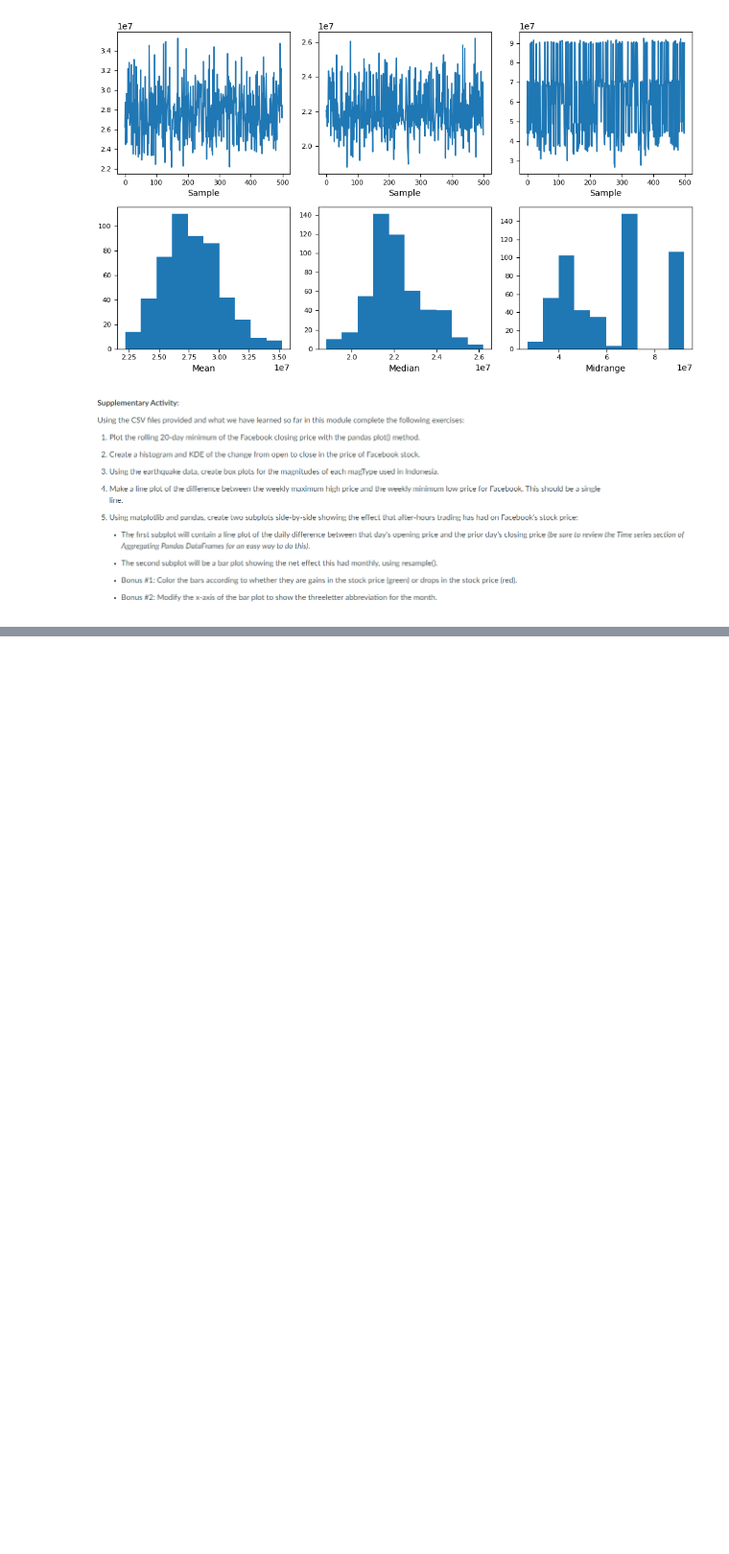
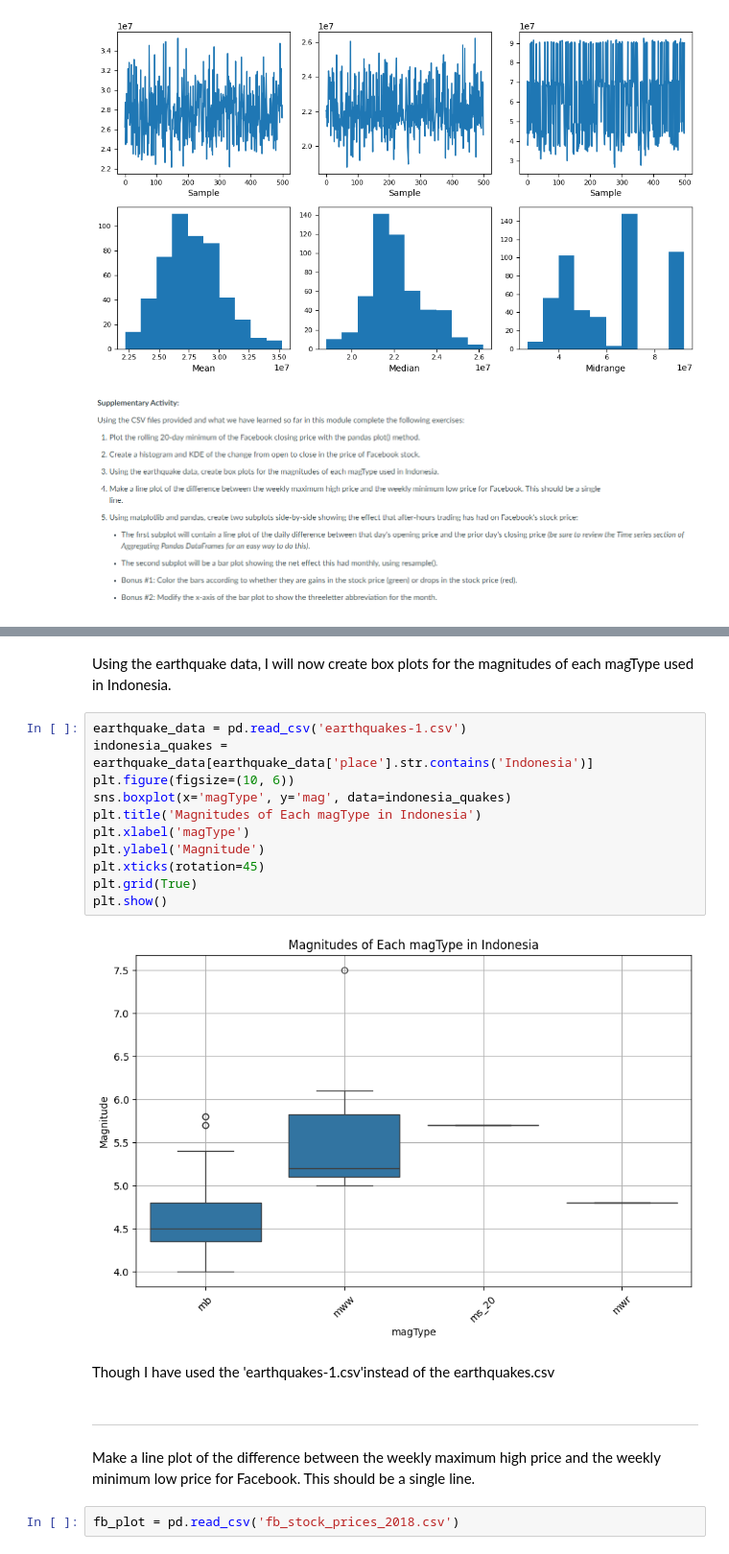
Before and after one commit to Jhill-Cabos/CPE311_Computational-Thinking-with-Python, a Jupyter notebook: MIDTERMS/HOA 9.1 (CABOS)/CABOS_Hands_on_Activity_9_1_Data_Visualization_using_Pandas_and_Matplotlib.ipynb, the cells around one changed output, grey strips where cells are left out. Shown at 96% size. Drawn from its saved outputs; the diff is of its cells as text; blank space fills up the shorter version.

```diff
--- a/MIDTERMS/HOA 9.1 (CABOS)/CABOS_Hands_on_Activity_9_1_Data_Visualization_using_Pandas_and_Matplotlib.ipynb
+++ b/MIDTERMS/HOA 9.1 (CABOS)/CABOS_Hands_on_Activity_9_1_Data_Visualization_using_Pandas_and_Matplotlib.ipynb
@@ -672,0 +742,26 @@ fig = bootstrap_plot(fb.volume, fig=plt.figure(figsize=(10, 6)))
+# %% [markdown]
+Using the earthquake data, I will now create box plots for the magnitudes of each magType used in Indonesia.
+# %%
+earthquake_data = pd.read_csv('earthquakes-1.csv')
+indonesia_quakes = earthquake_data[earthquake_data['place'].str.contains('Indonesia')]
+plt.figure(figsize=(10, 6))
+sns.boxplot(x='magType', y='mag', data=indonesia_quakes)
+plt.title('Magnitudes of Each magType in Indonesia')
+plt.xlabel('magType')
+plt.ylabel('Magnitude')
+plt.xticks(rotation=45)
+plt.grid(True)
+plt.show()
+# %% [output]
+[figure, added]
+# %% [markdown]
+Though I have used the 'earthquakes-1.csv'instead of the earthquakes.csv
+# %% [markdown]
+
+
+---
+# %% [markdown]
+Make a line plot of the difference between the weekly maximum high price and the weekly minimum low price for Facebook. This should be a single
+line.
+# %%
+fb_plot = pd.read_csv('fb_stock_prices_2018.csv')
```
Also changed, not shown: parts of 35 cells of this notebook.
